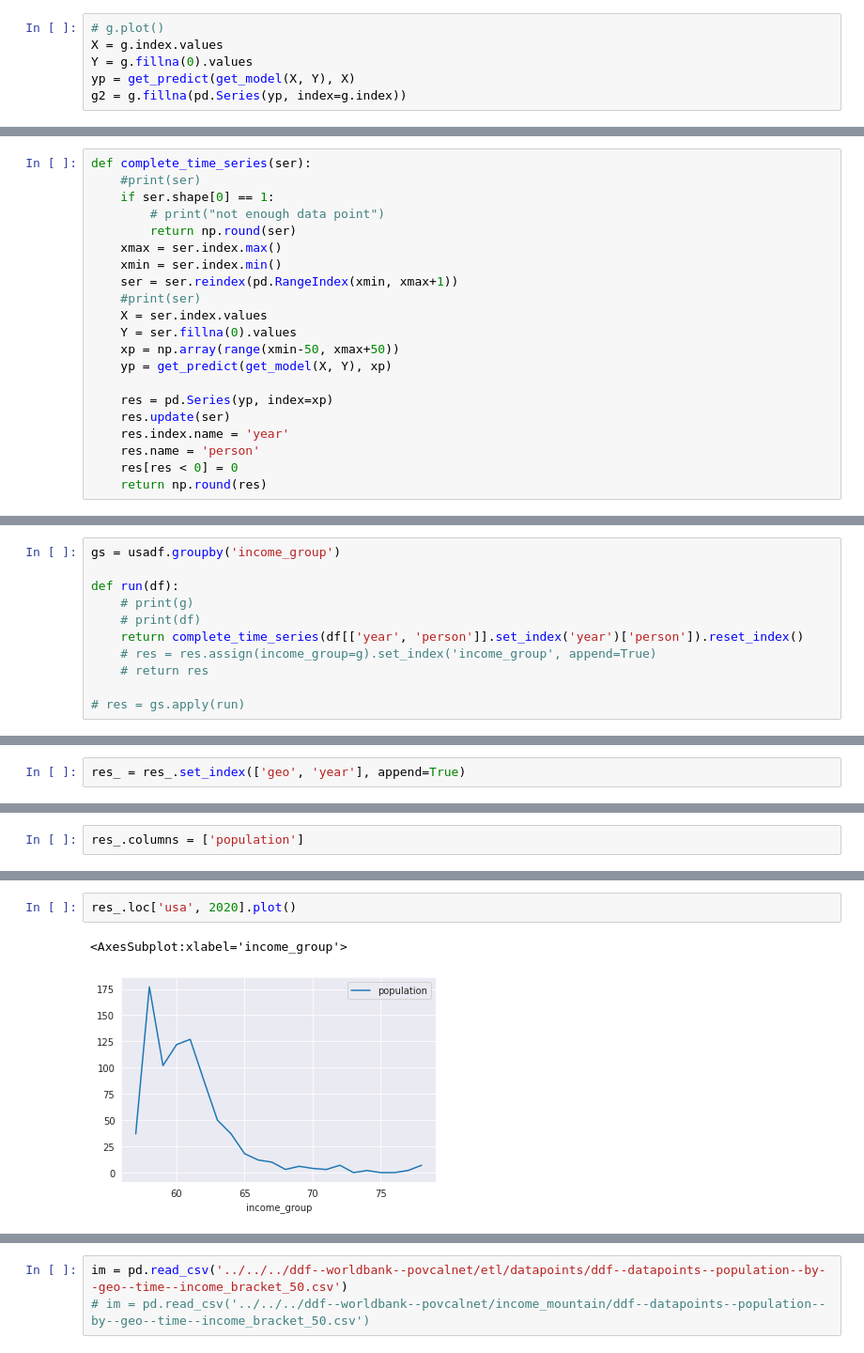
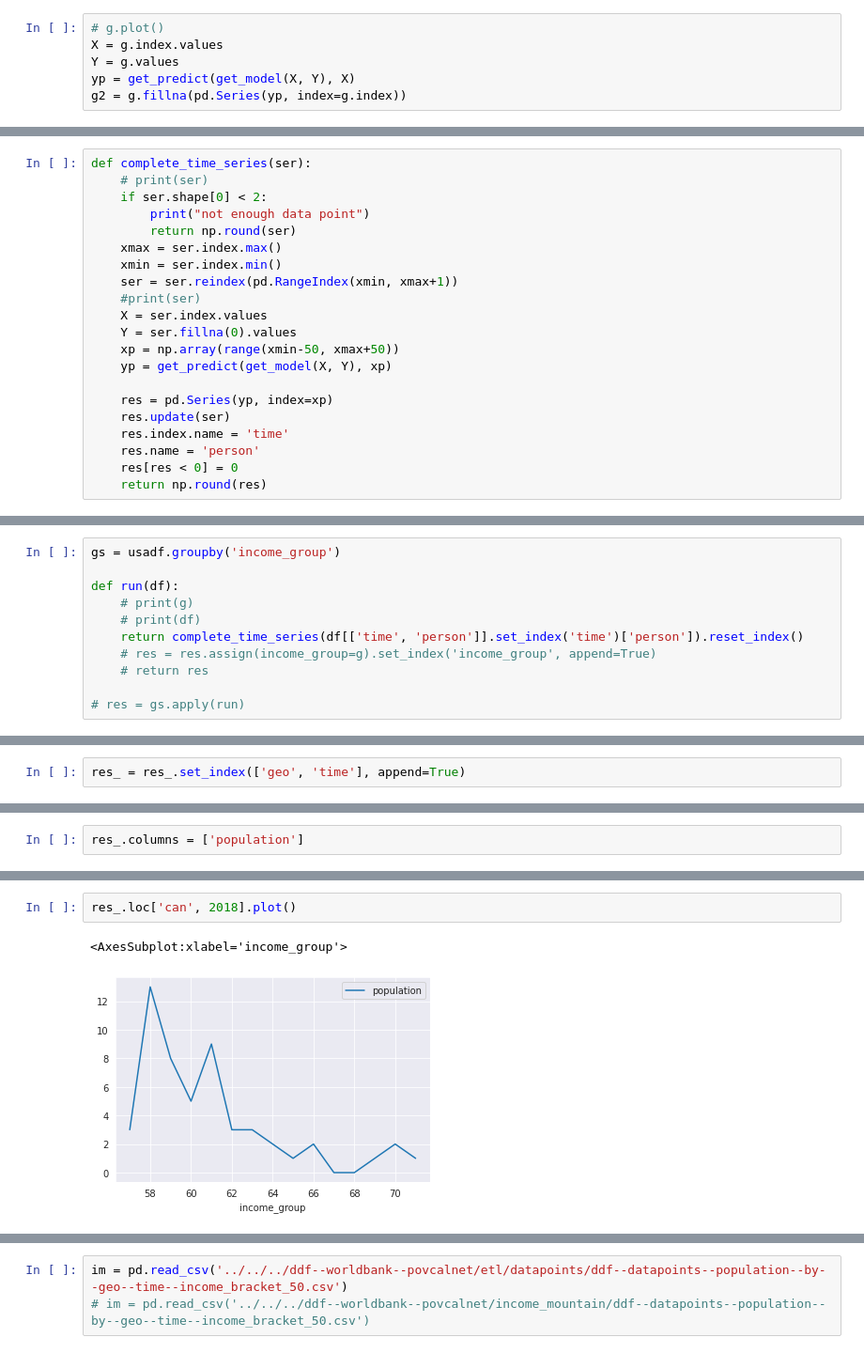
Before and after one commit to open-numbers/ddf--gapminder--billionaires, a Jupyter notebook: etl/notebooks/billionares_by_country.ipynb, the cells around one changed output, grey strips where cells are left out. Shown: that part at 94% size. Cells and saved outputs as stored; diff of their text form.

```diff
--- a/etl/notebooks/billionares_by_country.ipynb
+++ b/etl/notebooks/billionares_by_country.ipynb
@@ -320,7 +394,7 @@ g = g.reindex(pd.RangeIndex(1998, 2004))
 # %%
 # g.plot()
 X = g.index.values
-Y = g.fillna(0).values
+Y = g.values
 yp = get_predict(get_model(X, Y), X)
 g2 = g.fillna(pd.Series(yp, index=g.index))
 # %%
@@ -337,8 +420,8 @@ array([2013, 2014, 2015, 2016, 2017, 2018, 2019, 2020, 1997, 1998, 1999,
 # %%
 def complete_time_series(ser):
-    #print(ser)
-    if ser.shape[0] == 1:
-        # print("not enough data point")
+    # print(ser)
+    if ser.shape[0] < 2:
+        print("not enough data point")
         return np.round(ser)
     xmax = ser.index.max()
     xmin = ser.index.min()
@@ -351,7 +434,7 @@ def complete_time_series(ser):
 
     res = pd.Series(yp, index=xp)
     res.update(ser)
-    res.index.name = 'year'
+    res.index.name = 'time'
     res.name = 'person'
     res[res < 0] = 0
     return np.round(res)
@@ -388,7 +471,7 @@ gs = usadf.groupby('income_group')
 def run(df):
     # print(g)
     # print(df)
-    return complete_time_series(df[['year', 'person']].set_index('year')['person']).reset_index()
+    return complete_time_series(df[['time', 'person']].set_index('time')['person']).reset_index()
     # res = res.assign(income_group=g).set_index('income_group', append=True)
     # return res
 
@@ -409,7 +510,7 @@ for k, v in res.items():
 # %%
 res_ = pd.concat(res_)
 # %%
-res_ = res_.set_index(['geo', 'year'], append=True)
+res_ = res_.set_index(['geo', 'time'], append=True)
 # %%
 res_ = res_.reorder_levels([1, 2, 0])
 # %%
@@ -447,8 +576,8 @@ res_.to_csv('../../ddf--datapoints--population--by--geo--year--income_group.csv'
 # %%
-res_.loc['usa', 2020].plot()
+res_.loc['can', 2018].plot()
 # %% [output]
 <AxesSubplot:xlabel='income_group'>
-[figure, old version]
+[figure, new version]
 # %%
 res_.loc['usa', 2020].plot()
 # %% [output]
```
Also changed, not shown: parts of 43 cells of this notebook, 6 other files.
